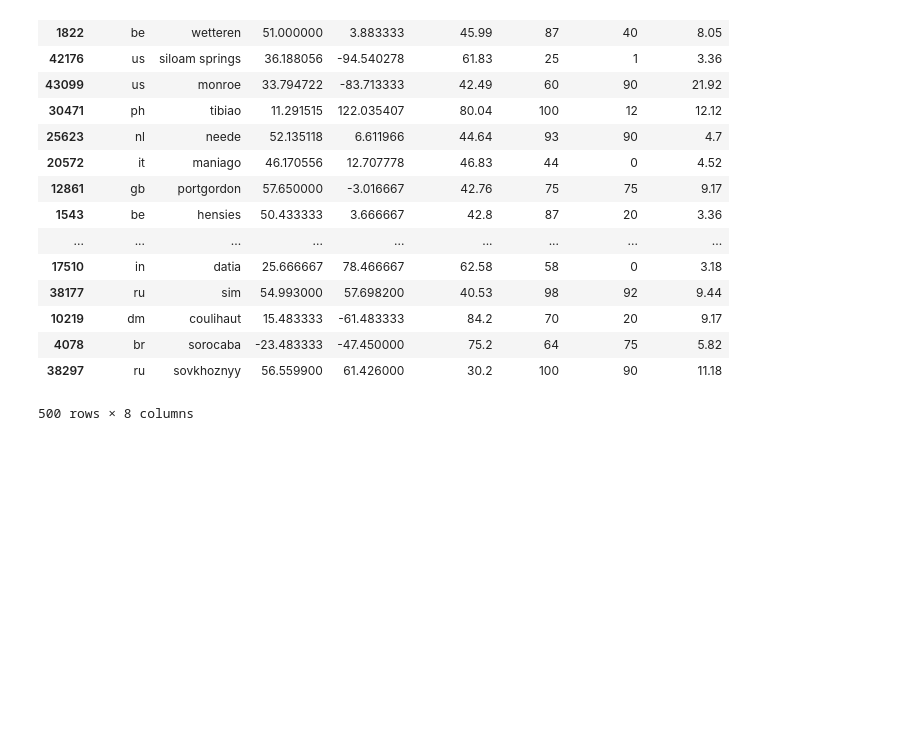
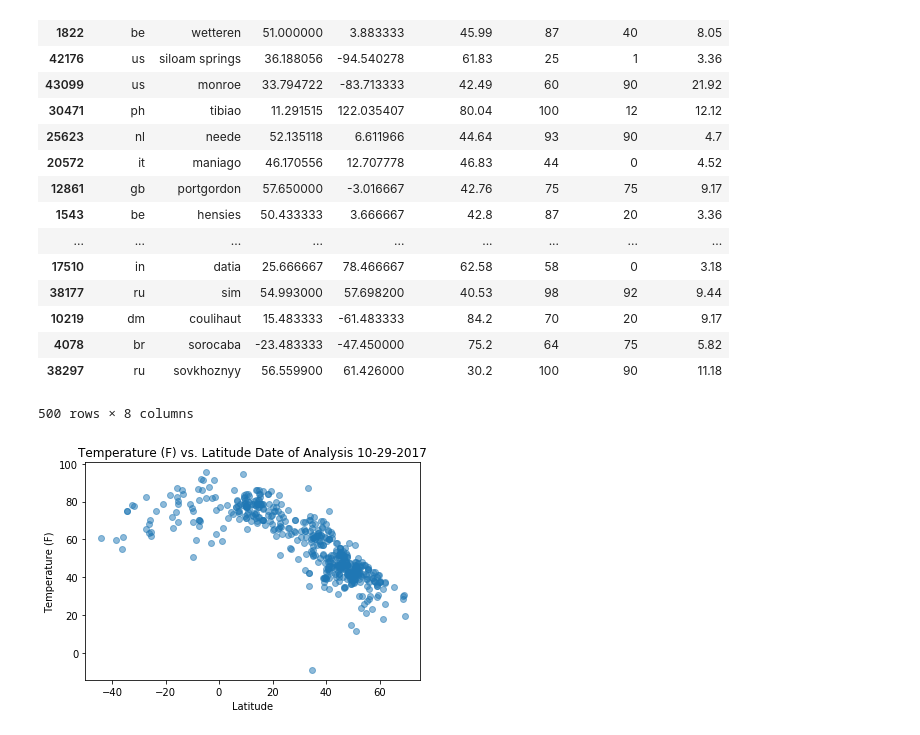
Before and after one commit to ENPlummer/WeatherPy, a Jupyter notebook: WeatherPy.ipynb, the cells around one changed output. Saved outputs shown, nothing was run; the diff lists cells and outputs as text; code cells hidden in the pictures; blank space fills up the shorter version.

```diff
--- a/WeatherPy.ipynb
+++ b/WeatherPy.ipynb
@@ -146,3 +156,13 @@ https://api.openweathermap.org/data/2.5/weather?lat=56.5599&lon=61.426&appid=acc
 500 rows × 8 columns
 # %%
 selected_cities.to_csv("WorldWeatherData.csv", index=False)
+# %%
+plt.scatter(selected_cities["Latitude"],selected_cities["Temperature"], alpha = 0.5)
+
+plt.title("Temperature (F) vs. Latitude Date of Analysis 10-29-2017")
+plt.xlabel("Latitude")
+plt.ylabel("Temperature (F)")
+plt.savefig("Temperature.png")
+plt.show()
+# %% [output]
+[figure, added]
```
Also changed, not shown: parts of 9 cells of this notebook, 11 other files.
